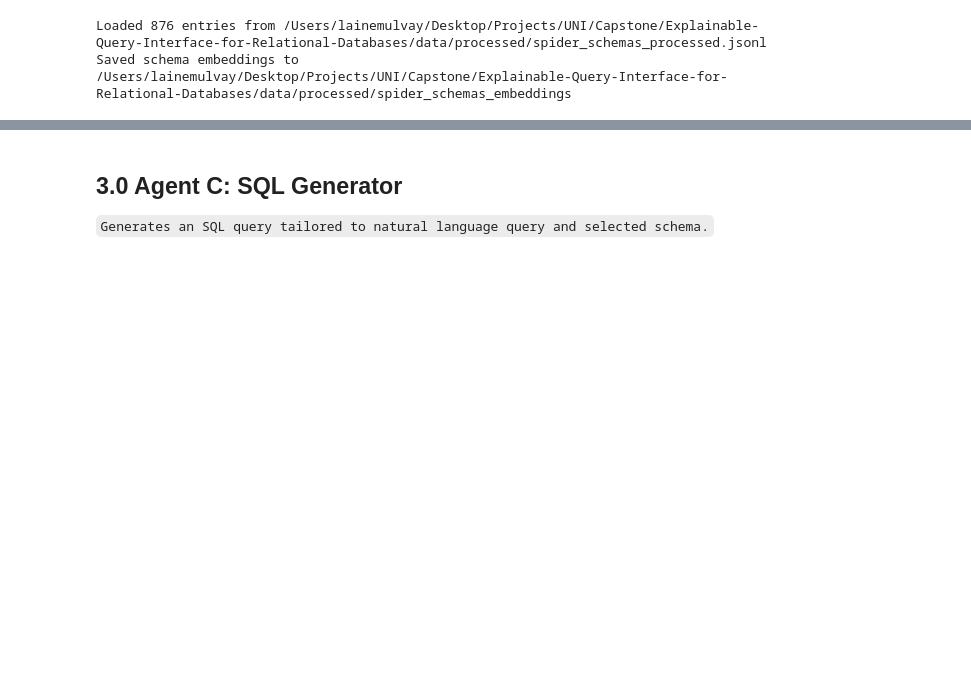
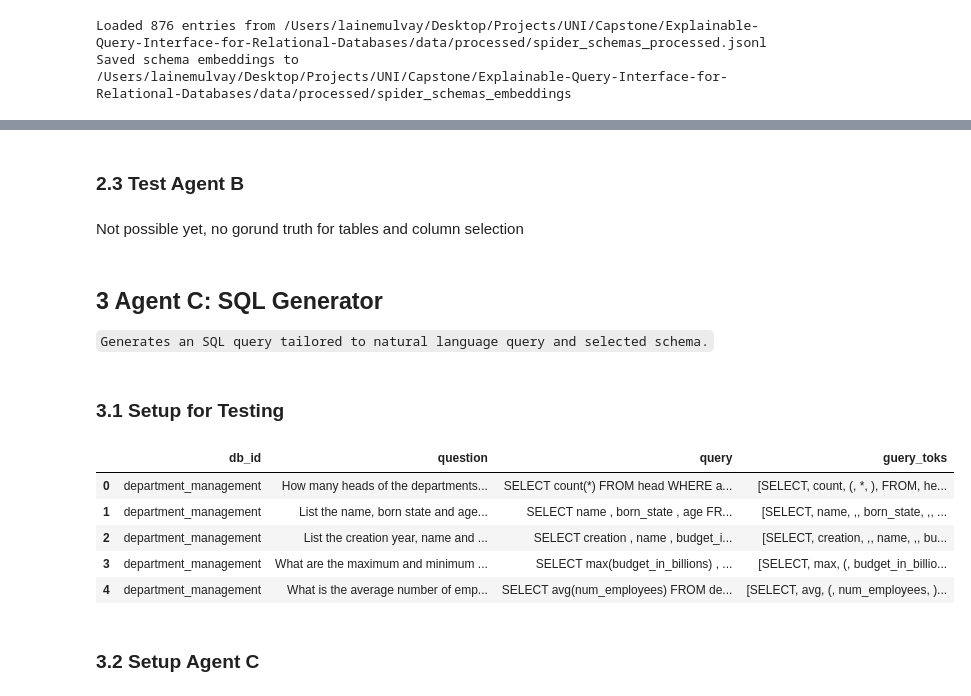
Before and after one commit to lainos123/explainable-nl-query-db-agents, a Jupyter notebook: notebooks/agent-development/Laine/agents-final.ipynb, the cells around one changed output, grey strips where cells are left out. Cells and saved outputs as stored; diff of their text form; code cells hidden in the pictures; blank space fills up the shorter version.

```diff
--- a/notebooks/agent-development/Laine/agents-final.ipynb
+++ b/notebooks/agent-development/Laine/agents-final.ipynb
@@ -451,0 +675,2 @@ schema that are needed to answer the query.`
+# %%
+SCHEMA_PROCESSED_FILE = SCHEMA_OUTPUT_DIR / "spider_schemas_processed.jsonl"
@@ -451,0 +706,6 @@ schema that are needed to answer the query.`
+# %%
+# Pick every X questions
+every_y_th = 2500
+questions_subset = sql_answers_df.iloc[::every_y_th]
+print(f"Number of questions we are testing: {len(questions_subset)}")
+print(f"Total number of questions: {len(sql_answers_df)}")
@@ -451,0 +715,14 @@ schema that are needed to answer the query.`
+# %%
+for idx, row in questions_subset.iterrows():
+    question = row['question']
+    db_id = row['db_id']
+    result = agent_b(question, db_id)
+    print("\nAgent B Table Selection:")
+    llm_selection_content = (
+            result["llm_result"].content
+            if hasattr(result["llm_result"], "content")
+            else str(result["llm_result"])
+    )
+    parsed = json.loads(llm_selection_content)
+    pprint.pprint(parsed)
+    print("\n" + "="*60)
@@ -452,3 +747,23 @@ schema that are needed to answer the query.`
+# %% [markdown]
+### 2.3 Test Agent B
+# %% [markdown]
+Not possible yet, no gorund truth for tables and column selection
 # %% [markdown]
-## 3.0 Agent C: SQL Generator
+## 3 Agent C: SQL Generator
 `Generates an SQL query tailored to natural language query and selected schema.`
+# %% [markdown]
+### 3.1 Setup for Testing
+# %%
+SQL_TESTING = PROJECT_ROOT / "data" / "test" / "spider_query_answers.json"
+# %%
+with open(SQL_TESTING, "r") as f:
+    data = json.load(f)
+df = pd.DataFrame(data)
+df.head()
+# %% [output]
+|  | db_id | question | query | guery_toks |
+| 0 | department_management | How many heads of the departments... | SELECT count(*) FROM head WHERE a... | [SELECT, count, (, *, ), FROM, he... |
+| 1 | department_management | List the name, born state and age... | SELECT name , born_state , age FR... | [SELECT, name, ,, born_state, ,, ... |
+| 2 | department_management | List the creation year, name and ... | SELECT creation , name , budget_i... | [SELECT, creation, ,, name, ,, bu... |
+| 3 | department_management | What are the maximum and minimum ... | SELECT max(budget_in_billions) , ... | [SELECT, max, (, budget_in_billio... |
+| 4 | department_management | What is the average number of emp... | SELECT avg(num_employees) FROM de... | [SELECT, avg, (, num_employees, )... |
@@ -454,0 +819,2 @@ schema that are needed to answer the query.`
+# %% [markdown]
+### 3.2 Setup Agent C
```
Also changed, not shown: parts of 50 cells of this notebook.
